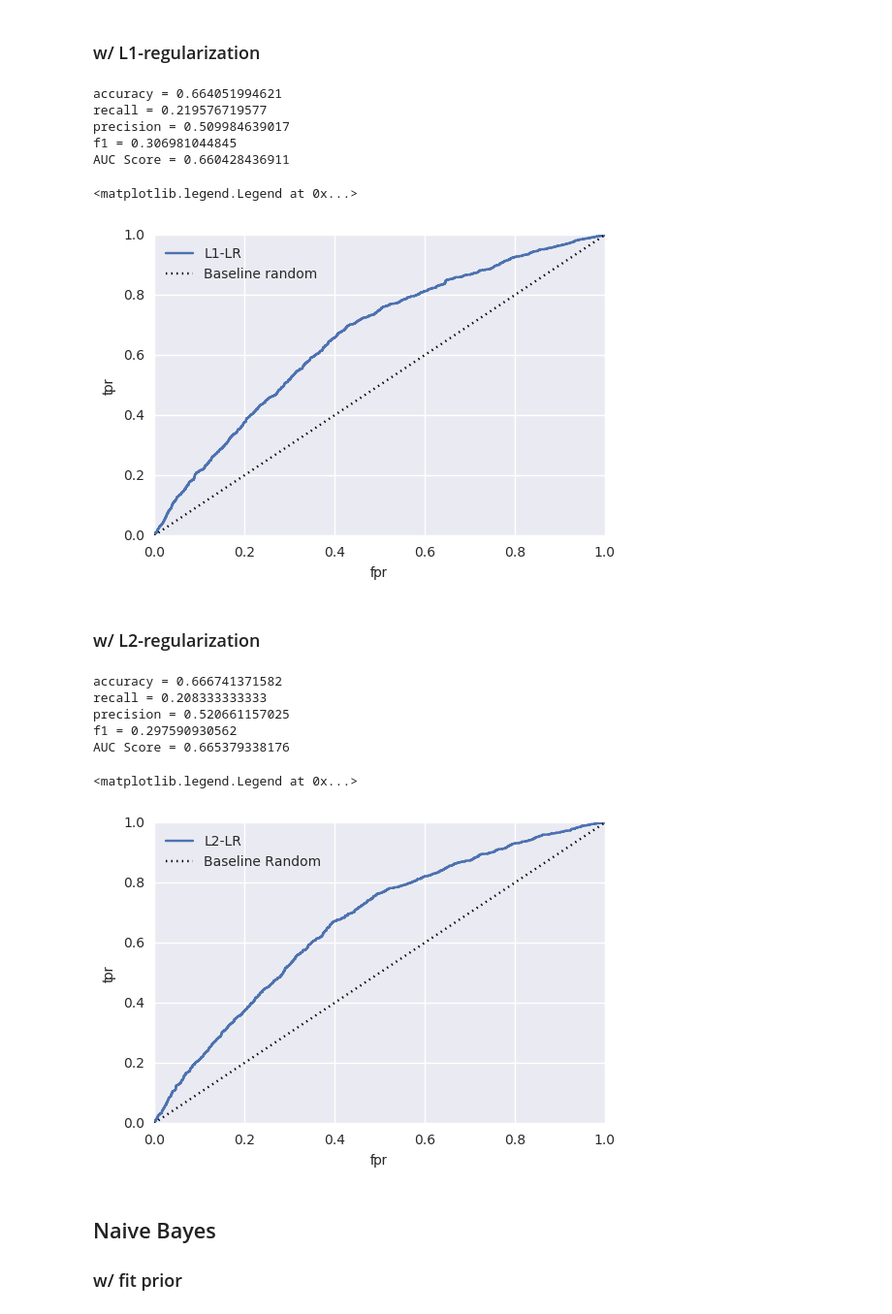
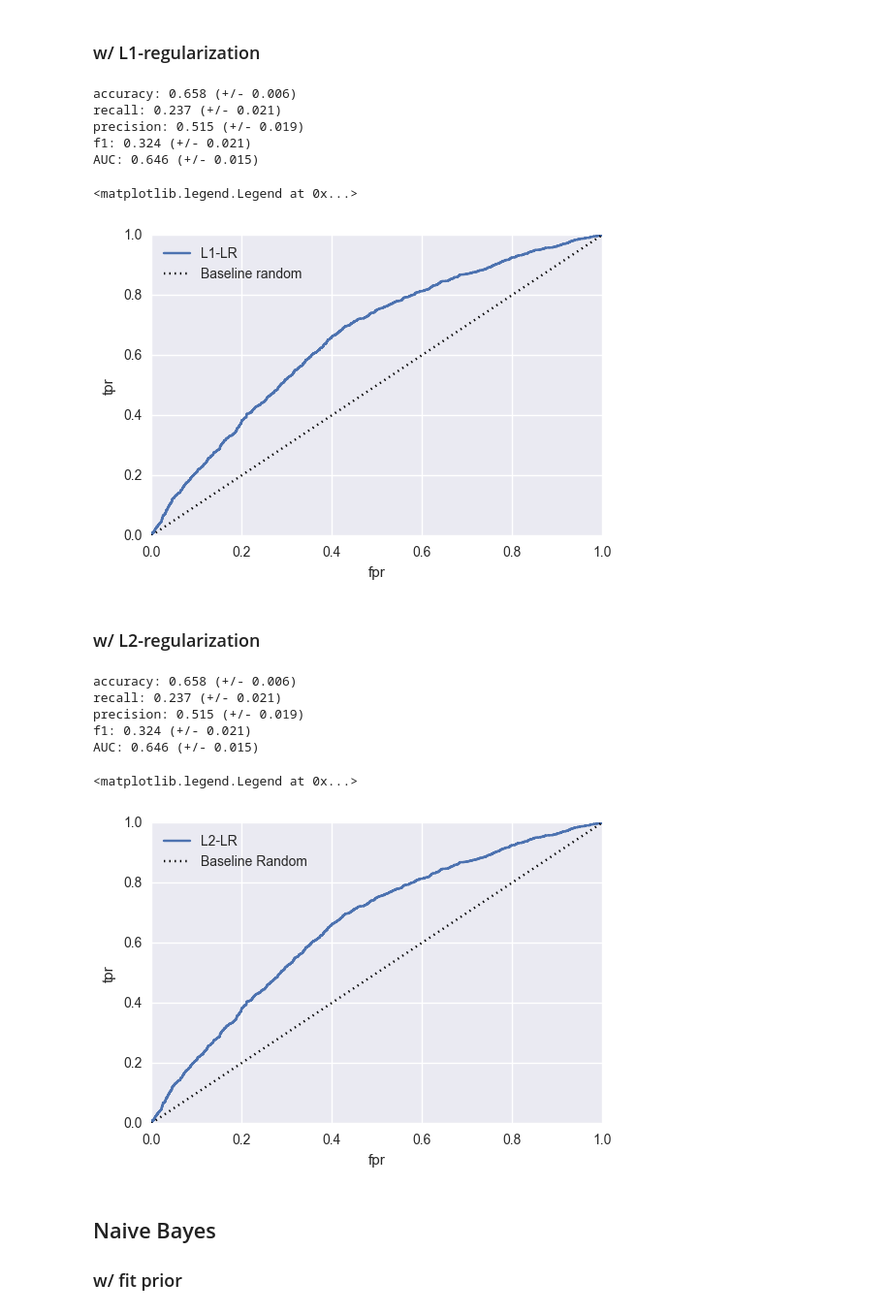
Before and after one commit to jchelmers/urban-data-project, a Jupyter notebook: Consolidate_New_Features_Jon.ipynb, the cells around one changed output. Shown at 97% size. Saved outputs shown, nothing was run; the diff lists cells and outputs as text; code cells hidden in the pictures.

```diff
--- a/Consolidate_New_Features_Jon.ipynb
+++ b/Consolidate_New_Features_Jon.ipynb
@@ -62,7 +63,7 @@ violations_df2 = violations_df.drop(['food_poisoning_complaints',
        'food_establishment_complaints', 'electric_complaints',
        'safety_complaints', 'rodent_complaints', 'dirty_conditions_complaints',
        'general_complaints', 'missed_collection_complaints',
-       'police_matter_complaints', 'liq_license', 'side_license','address', 'crit_violations', 'earliest_inspection',
+       'police_matter_complaints','address', 'crit_violations', 'earliest_inspection',
                                      'latest_inspection', 'second_latest_inspection',
                                      'non_crit_violations', 'num_inspections',
                                      'crit_violations_recent_inspect', 'non_crit_violations_recent_inspect'], axis=1)
@@ -189,14 +190,20 @@ f1 = 0.0
 ### w/ L1-regularization
 # %%
 lr = linear_model.LogisticRegression(penalty = 'l1',C=1e50)
-lr.fit(X_train, y_train)
-pred_lr = lr.predict(X_test)
-pred_lr_prob = lr.predict_proba(X_test)
-print('accuracy = ' + str(sklearn.metrics.accuracy_score(y_test, pred_lr)))
-print('recall = ' + str(sklearn.metrics.recall_score(y_test, pred_lr)))
-print('precision = ' + str(sklearn.metrics.precision_score(y_test, pred_lr)))
-print('f1 = ' + str(sklearn.metrics.f1_score(y_test, pred_lr)))
-print('AUC Score = ' + str(metrics.roc_auc_score(y_test, pred_lr_prob[:,1])))
+lr.fit(X_train_norm, y_train)
+pred_lr_prob = lr.predict_proba(X_test_norm)
+
+scores = model_selection.cross_val_score(lr,X_train_norm,y_train, cv=5)
+print("accuracy: %0.3f (+/- %0.3f)" % (scores.mean(), scores.std() * 2))
+scores = model_selection.cross_val_score(lr,X_train_norm,y_train, cv=5, scoring='recall')
+print("recall: %0.3f (+/- %0.3f)" % (scores.mean(), scores.std() * 2))
+scores = model_selection.cross_val_score(lr,X_train_norm,y_train, cv=5, scoring='precision')
+print("precision: %0.3f (+/- %0.3f)" % (scores.mean(), scores.std() * 2))
+scores = model_selection.cross_val_score(lr,X_train_norm,y_train, cv=5, scoring='f1')
+print("f1: %0.3f (+/- %0.3f)" % (scores.mean(), scores.std() * 2))
+scores = model_selection.cross_val_score(lr,X_train_norm,y_train, cv=5, scoring='roc_auc')
+print("AUC: %0.3f (+/- %0.3f)" % (scores.mean(), scores.std() * 2))
+
 fpr_lr, tpr_lr, thresholds_lr = metrics.roc_curve(y_test, pred_lr_prob[:,1])
 plt.plot(fpr_lr,tpr_lr, label='L1-LR')
 plt.plot(fpr_lr,fpr_lr,'k:', label='Baseline random')
@@ -204,39 +211,43 @@ plt.xlabel('fpr')
 plt.ylabel('tpr')
 plt.legend(loc=2)
 # %% [output]
-accuracy = 0.664051994621
-recall = 0.219576719577
-precision = 0.509984639017
-f1 = 0.306981044845
-AUC Score = 0.660428436911
+accuracy: 0.658 (+/- 0.006)
+recall: 0.237 (+/- 0.021)
+precision: 0.515 (+/- 0.019)
+f1: 0.324 (+/- 0.021)
+AUC: 0.646 (+/- 0.015)
 <matplotlib.legend.Legend at 0x...>
-[figure, old version]
+[figure, new version]
 # %% [markdown]
 ### w/ L2-regularization
 # %%
 lr = linear_model.LogisticRegression(penalty = 'l2',C=1e50)
-lr.fit(X_train, y_train)
-pred_lr = lr.predict(X_test)
-pred_lr_prob = lr.predict_proba(X_test)
-print('accuracy = ' + str(sklearn.metrics.accuracy_score(y_test, pred_lr)))
-print('recall = ' + str(sklearn.metrics.recall_score(y_test, pred_lr)))
-print('precision = ' + str(sklearn.metrics.precision_score(y_test, pred_lr)))
-print('f1 = ' + str(sklearn.metrics.f1_score(y_test, pred_lr)))
-print('AUC Score = ' + str(metrics.roc_auc_score(y_test, pred_lr_prob[:,1])))
+lr.fit(X_train_norm, y_train)
+pred_lr_prob = lr.predict_proba(X_test_norm)
+scores = model_selection.cross_val_score(lr,X_train_norm,y_train, cv=5)
+print("accuracy: %0.3f (+/- %0.3f)" % (scores.mean(), scores.std() * 2))
+scores = model_selection.cross_val_score(lr,X_train_norm,y_train, cv=5, scoring='recall')
+print("recall: %0.3f (+/- %0.3f)" % (scores.mean(), scores.std() * 2))
+scores = model_selection.cross_val_score(lr,X_train_norm,y_train, cv=5, scoring='precision')
+print("precision: %0.3f (+/- %0.3f)" % (scores.mean(), scores.std() * 2))
+scores = model_selection.cross_val_score(lr,X_train_norm,y_train, cv=5, scoring='f1')
+print("f1: %0.3f (+/- %0.3f)" % (scores.mean(), scores.std() * 2))
+scores = model_selection.cross_val_score(lr,X_train_norm,y_train, cv=5, scoring='roc_auc')
+print("AUC: %0.3f (+/- %0.3f)" % (scores.mean(), scores.std() * 2))
 fpr_lr, tpr_lr, thresholds_lr = metrics.roc_curve(y_test, pred_lr_prob[:,1])
 plt.plot(fpr_lr,tpr_lr, label='L2-LR')
 plt.plot(fpr_lr,fpr_lr,'k:', label = 'Baseline Random')
 plt.xlabel('fpr')
 plt.ylabel('tpr')
 plt.legend(loc=2)
 # %% [output]
-accuracy = 0.666741371582
-recall = 0.208333333333
-precision = 0.520661157025
-f1 = 0.297590930562
-AUC Score = 0.665379338176
+accuracy: 0.658 (+/- 0.006)
+recall: 0.237 (+/- 0.021)
+precision: 0.515 (+/- 0.019)
+f1: 0.324 (+/- 0.021)
+AUC: 0.646 (+/- 0.015)
 <matplotlib.legend.Legend at 0x...>
-[figure, old version]
+[figure, new version]
 # %% [markdown]
 ## Naive Bayes
 ### w/ fit prior
```
Also changed, not shown: parts of 17 cells of this notebook.
